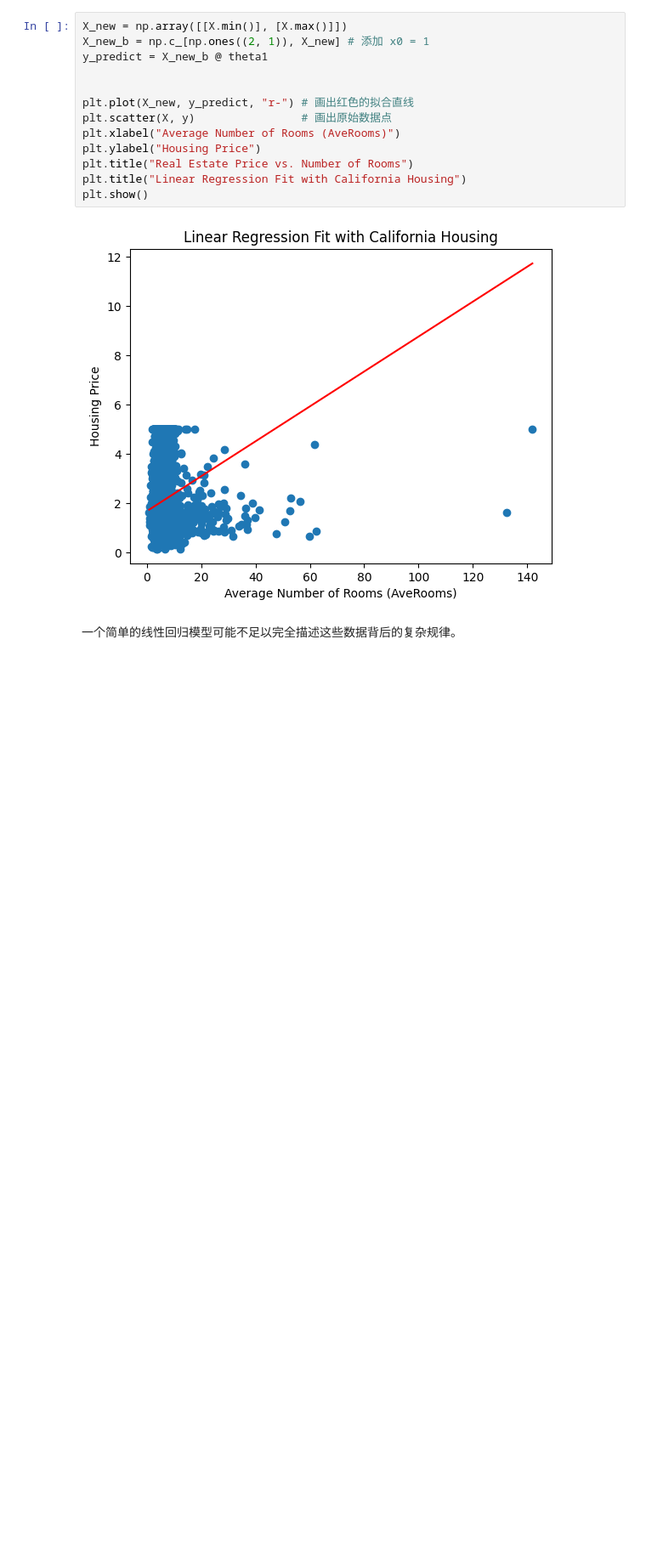
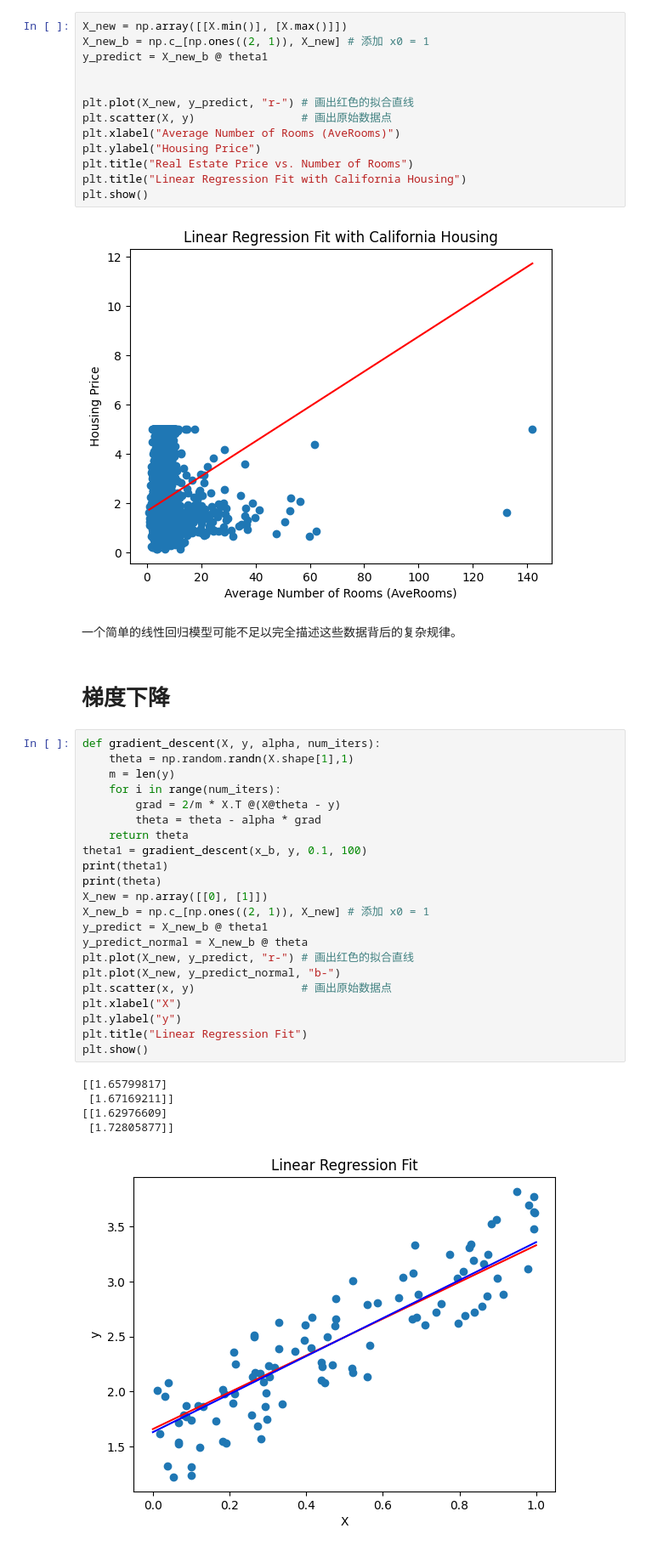
Before and after one commit to Scropio-star/Machine-Learning-Study, a Jupyter notebook: StudyNotebook.ipynb, the cells around one changed output. Shown at 85% size. Cells and saved outputs as stored; diff of their text form; blank space fills up the shorter version.

Commit message:
Implement gradient descent with comparison to Normal function

```diff
--- a/StudyNotebook.ipynb
+++ b/StudyNotebook.ipynb
@@ -62,3 +70,33 @@ plt.show()
 [figure]
 # %% [markdown]
 一个简单的线性回归模型可能不足以完全描述这些数据背后的复杂规律。
+# %% [markdown]
+# 梯度下降
+# %%
+def gradient_descent(X, y, alpha, num_iters):
+    theta = np.random.randn(X.shape[1],1)
+    m = len(y)
+    for i in range(num_iters):
+        grad = 2/m * X.T @(X@theta - y)
+        theta = theta - alpha * grad
+    return theta
+theta1 = gradient_descent(x_b, y, 0.1, 100)
+print(theta1)
+print(theta)
+X_new = np.array([[0], [1]])
+X_new_b = np.c_[np.ones((2, 1)), X_new] # 添加 x0 = 1
+y_predict = X_new_b @ theta1
+y_predict_normal = X_new_b @ theta
+plt.plot(X_new, y_predict, "r-") # 画出红色的拟合直线
+plt.plot(X_new, y_predict_normal, "b-")
+plt.scatter(x, y)                # 画出原始数据点
+plt.xlabel("X")
+plt.ylabel("y")
+plt.title("Linear Regression Fit")
+plt.show()
+# %% [output]
+[[1.65799817]
+ [1.67169211]]
+[[1.62976609]
+ [1.72805877]]
+[figure, added]
```
Also changed, not shown: parts of 3 cells of this notebook.
